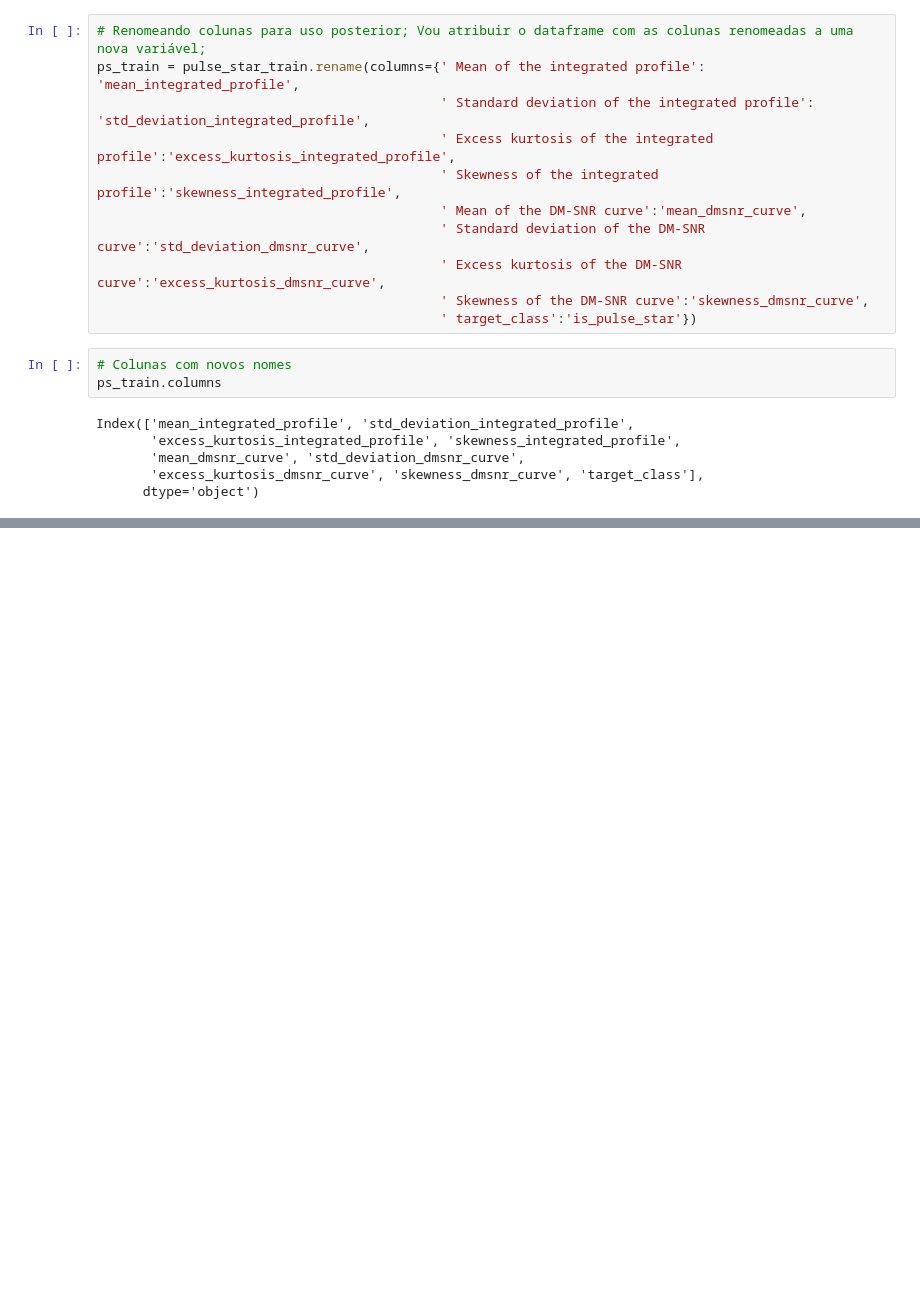
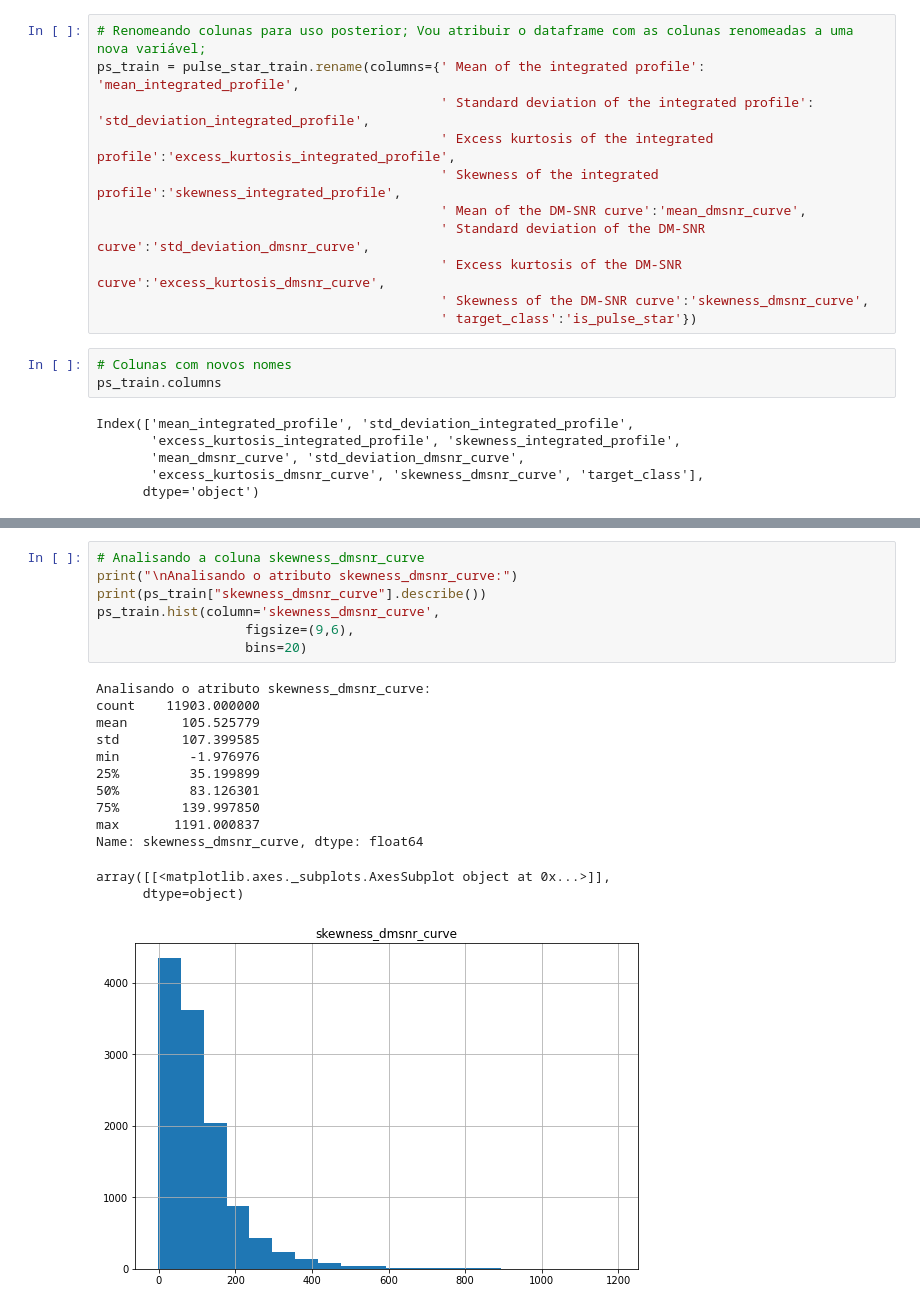
Before and after one commit to dsarj/tcc_previsao_pulsares, a Jupyter notebook: pulse_star.ipynb, the cells around one changed output, grey strips where cells are left out. Saved outputs shown, nothing was run; the diff lists cells and outputs as text; blank space fills up the shorter version.

```diff
--- a/pulse_star.ipynb
+++ b/pulse_star.ipynb
@@ -160,0 +198,21 @@ Index([' Mean of the integrated profile',
+# %%
+# Analisando a coluna skewness_dmsnr_curve
+print("\nAnalisando o atributo skewness_dmsnr_curve:")
+print(ps_train["skewness_dmsnr_curve"].describe())
+ps_train.hist(column='skewness_dmsnr_curve',
+                   figsize=(9,6),
+                   bins=20)
+# %% [output]
+Analisando o atributo skewness_dmsnr_curve:
+count    11903.000000
+mean       105.525779
+std        107.399585
+min         -1.976976
+25%         35.199899
+50%         83.126301
+75%        139.997850
+max       1191.000837
+Name: skewness_dmsnr_curve, dtype: float64
+array([[<matplotlib.axes._subplots.AxesSubplot object at 0x...>]],
+      dtype=object)
+[figure, added]
```
Also changed, not shown: parts of 7 cells of this notebook.
